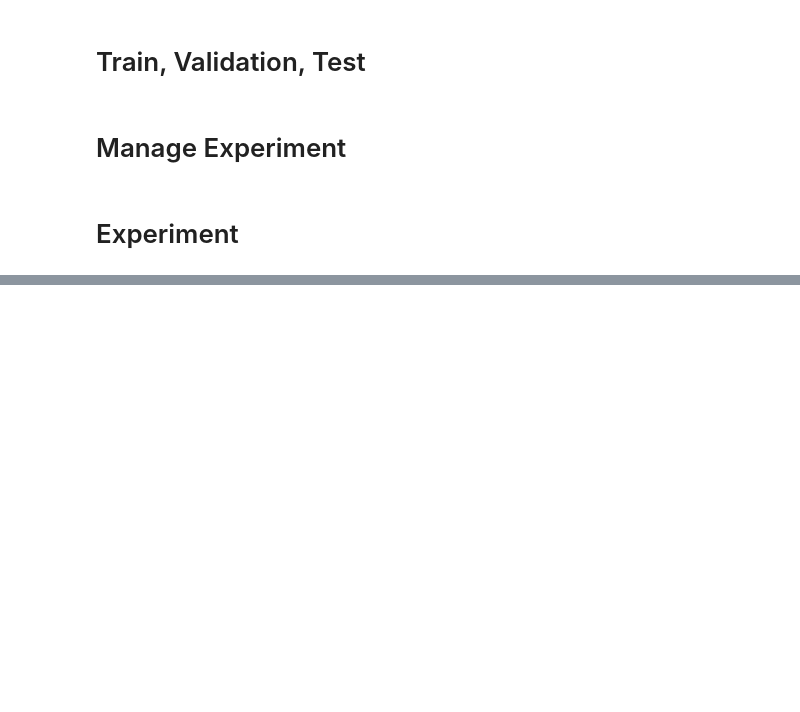
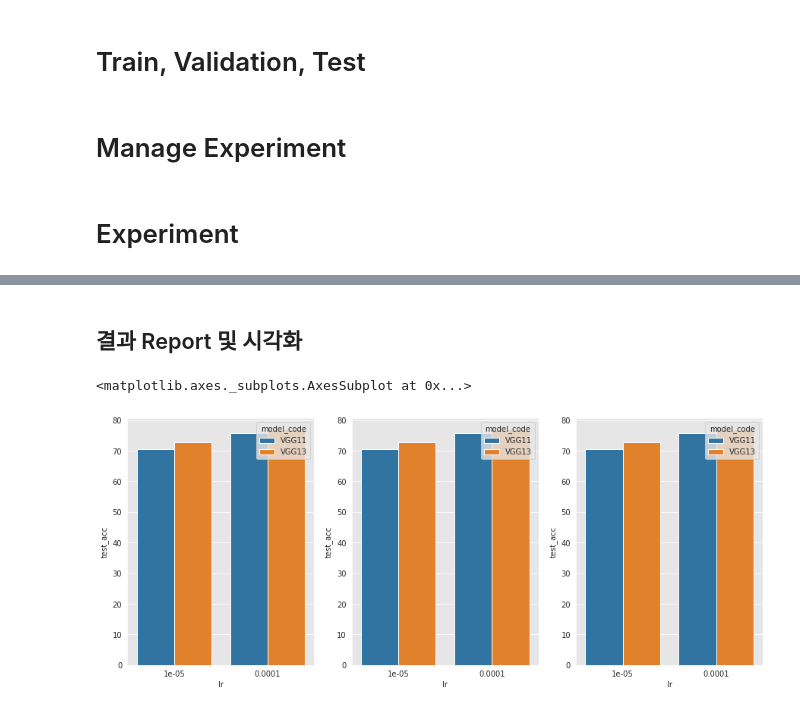
Before and after one commit to Steve-YJ/Assignment_Standalone_DL, a Jupyter notebook: Lab7_Basic_CNN.ipynb, the cells around one changed output, grey strips where cells are left out. Cells and saved outputs as stored; diff of their text form; code cells hidden in the pictures; blank space fills up the shorter version.

Commit message:
:tada: CIFAR-10_VGG_Report_Result!

```diff
--- a/Lab7_Basic_CNN.ipynb
+++ b/Lab7_Basic_CNN.ipynb
@@ -387,0 +395,18 @@ FileNotFoundError: ignored
+# %% [markdown]
+## 결과 Report 및 시각화
+# %%
+import seaborn as sns
+import matplotlib.pyplot as plt
+
+df = load_exp_result('exp1')
+
+fig, ax = plt.subplots(1, 3)
+fig.set_size_inches(15, 6)
+sns.set_style("darkgrid", {"axes.facecolor": ".9"})
+
+sns.barplot(x='lr', y='test_acc', hue='model_code', data=df, ax=ax[0])
+sns.barplot(x='lr', y='test_acc', hue='model_code', data=df, ax=ax[1])
+sns.barplot(x='lr', y='test_acc', hue='model_code', data=df, ax=ax[2])
+# %% [output]
+<matplotlib.axes._subplots.AxesSubplot at 0x...>
+[figure, added]
```
Also changed, not shown: parts of 3 cells of this notebook.
